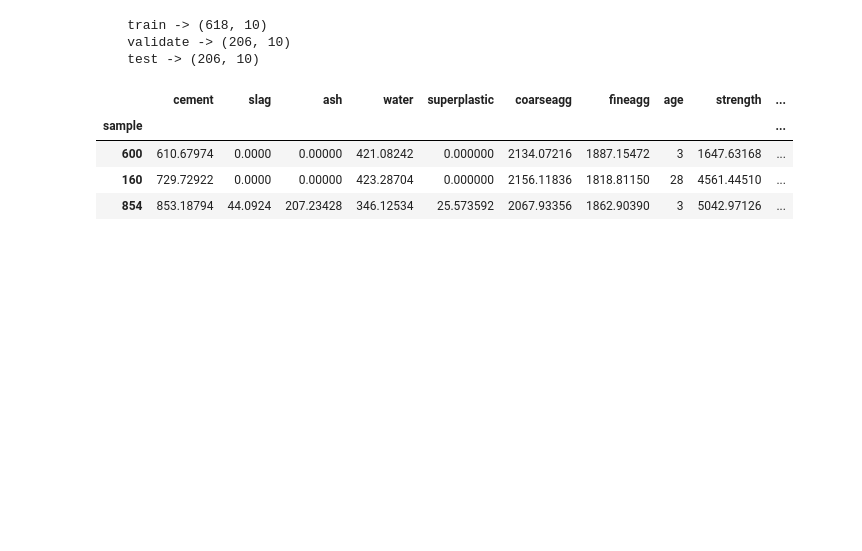
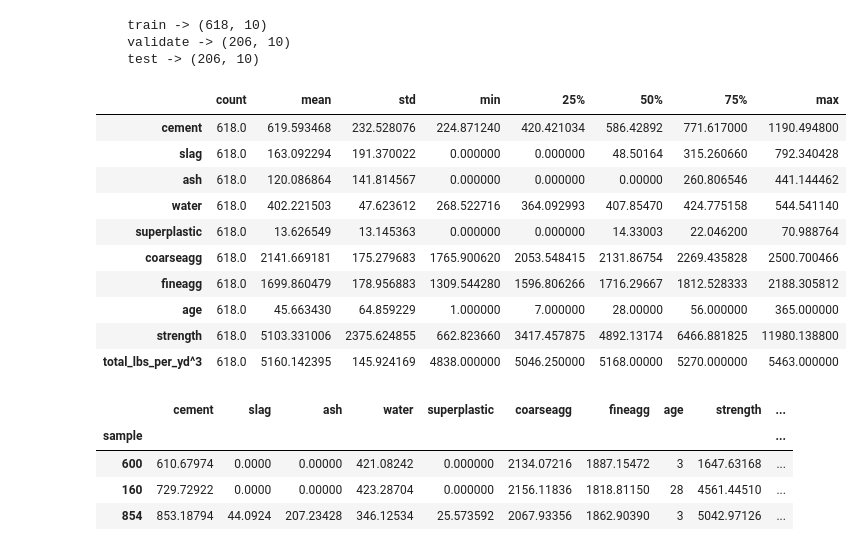
Before and after one commit to Segura-Jorge/concrete-project, a Jupyter notebook: concrete_strength.ipynb, the cells around one changed output. Saved outputs shown, nothing was run; the diff lists cells and outputs as text; code cells hidden in the pictures; blank space fills up the shorter version.

```diff
--- a/concrete_strength.ipynb
+++ b/concrete_strength.ipynb
@@ -207,6 +216,20 @@ train, validate, test = e.split_data(df)
     train -> (618, 10)
     validate -> (206, 10)
     test -> (206, 10)
+# %%
+train.describe().T
+# %% [output]
+|  | count | mean | std | min | 25% | 50% | 75% | max |
+| cement | 618.0 | 619.593468 | 232.528076 | 224.871240 | 420.421034 | 586.42892 | 771.617000 | 1190.494800 |
+| slag | 618.0 | 163.092294 | 191.370022 | 0.000000 | 0.000000 | 48.50164 | 315.260660 | 792.340428 |
+| ash | 618.0 | 120.086864 | 141.814567 | 0.000000 | 0.000000 | 0.00000 | 260.806546 | 441.144462 |
+| water | 618.0 | 402.221503 | 47.623612 | 268.522716 | 364.092993 | 407.85470 | 424.775158 | 544.541140 |
+| superplastic | 618.0 | 13.626549 | 13.145363 | 0.000000 | 0.000000 | 14.33003 | 22.046200 | 70.988764 |
+| coarseagg | 618.0 | 2141.669181 | 175.279683 | 1765.900620 | 2053.548415 | 2131.86754 | 2269.435828 | 2500.700466 |
+| fineagg | 618.0 | 1699.860479 | 178.956883 | 1309.544280 | 1596.806266 | 1716.29667 | 1812.528333 | 2188.305812 |
+| age | 618.0 | 45.663430 | 64.859229 | 1.000000 | 7.000000 | 28.00000 | 56.000000 | 365.000000 |
+| strength | 618.0 | 5103.331006 | 2375.624855 | 662.823660 | 3417.457875 | 4892.13174 | 6466.881825 | 11980.138800 |
+| total_lbs_per_yd^3 | 618.0 | 5160.142395 | 145.924169 | 4838.000000 | 5046.250000 | 5168.00000 | 5270.000000 | 5463.000000 |
 # %%
 # taking a quick peek into train
 train.head(3)
```
Also changed, not shown: parts of 3 cells of this notebook, 1 other file.
